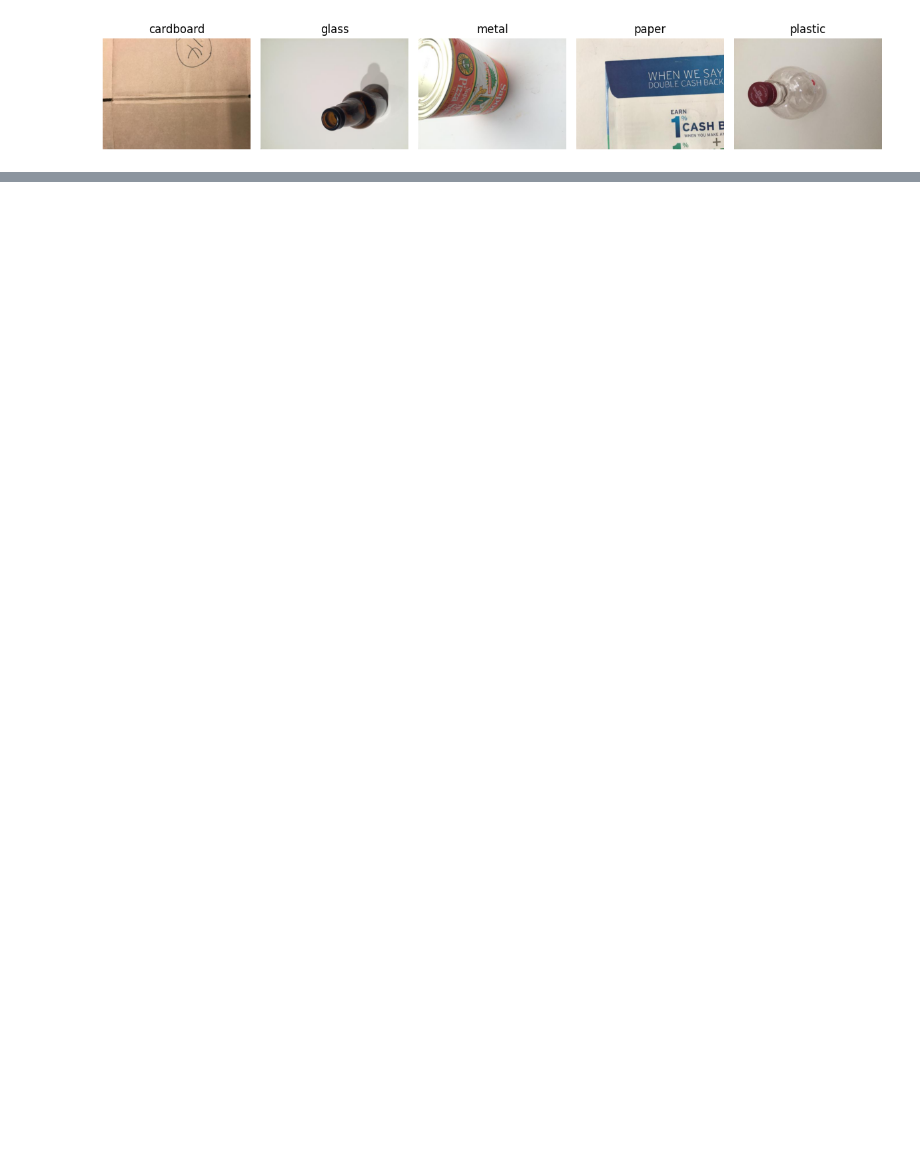
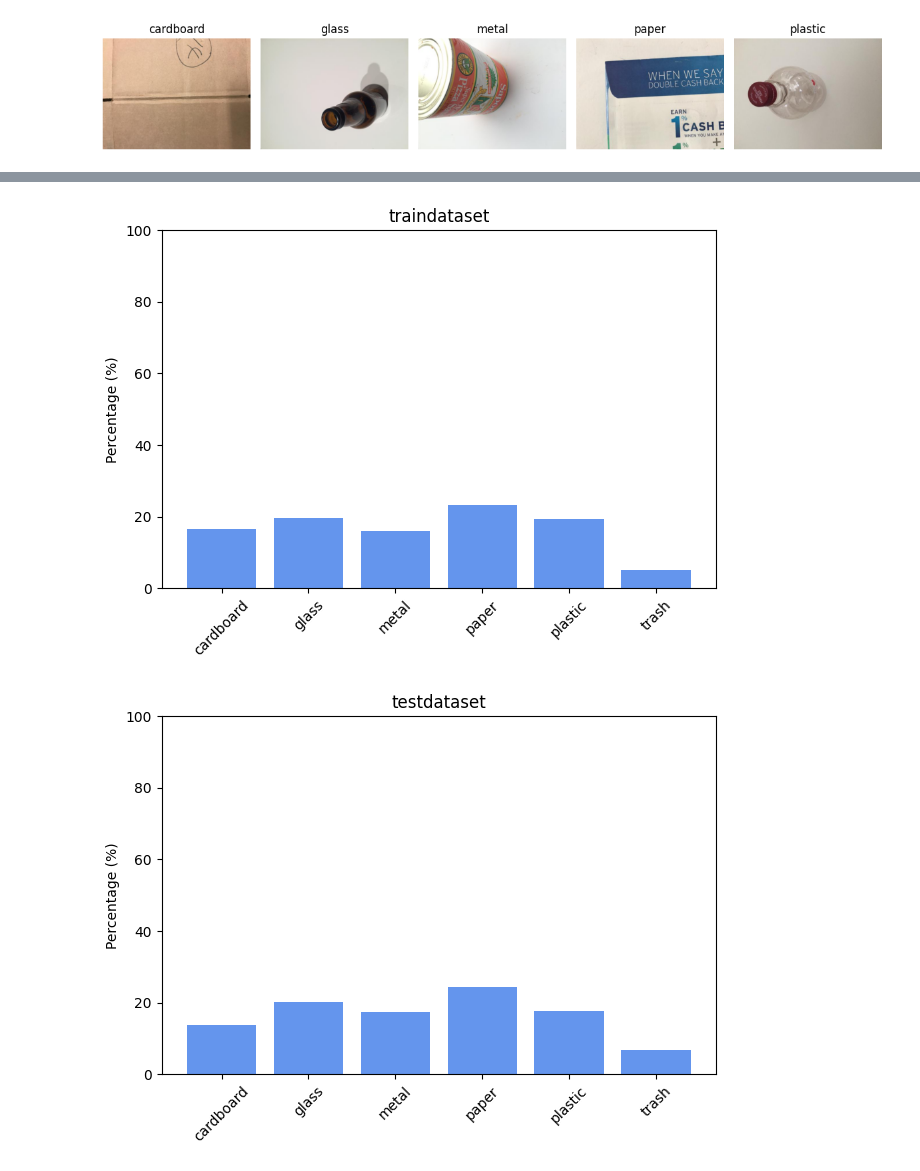
Before and after one commit to sivalokesh85/aicte, a Jupyter notebook: week1.ipynb, the cells around one changed output, grey strips where cells are left out. Saved outputs shown, nothing was run; the diff lists cells and outputs as text; code cells hidden in the pictures; blank space fills up the shorter version.

```diff
--- a/week1.ipynb
+++ b/week1.ipynb
@@ -39,0 +70,5 @@ plt.show()
+# %%
+val_batches=tf.data.experimental.cardinality(test_ds)
+oneval=test_ds.take(val_batches//2)
+twoval=test_ds.skip(val_batches//2)
+twovaleval=twoval.cache().prefetch(tf.data.AUTOTUNE)
@@ -39,0 +95,21 @@ plt.show()
+# %%
+def count_distribution(dataset,names):
+    total=0
+    counts={name:0 for name in names}
+    for _,labels in dataset:
+        for i in labels.numpy():
+            class_name=names[i]
+            counts[class_name]+=1
+            total+=1
+    for k in counts:
+        counts[k] = round((counts[k] / total) * 100, 2)
+    return counts
+# %%
+def simple_bar_plot(dist, title):
+    plt.bar(dist.keys(), dist.values(), color='cornflowerblue')
+    plt.title(title)
+    plt.ylabel('Percentage (%)')
+    plt.xticks(rotation=45)
+    plt.ylim(0, 100)
+    plt.tight_layout()
+    plt.show()
@@ -39,0 +131,8 @@ plt.show()
+# %%
+simple_bar_plot(train_dist,'traindataset')
+simple_bar_plot(test_dist,'testdataset')
+simple_bar_plot(oneval_dist,'onehalfdataset')
+simple_bar_plot(twoval_dist,'secondhalfdataset')
+# %% [output]
+[figure, added]
+[figure, added]
```
Also changed, not shown: parts of 21 cells of this notebook.
